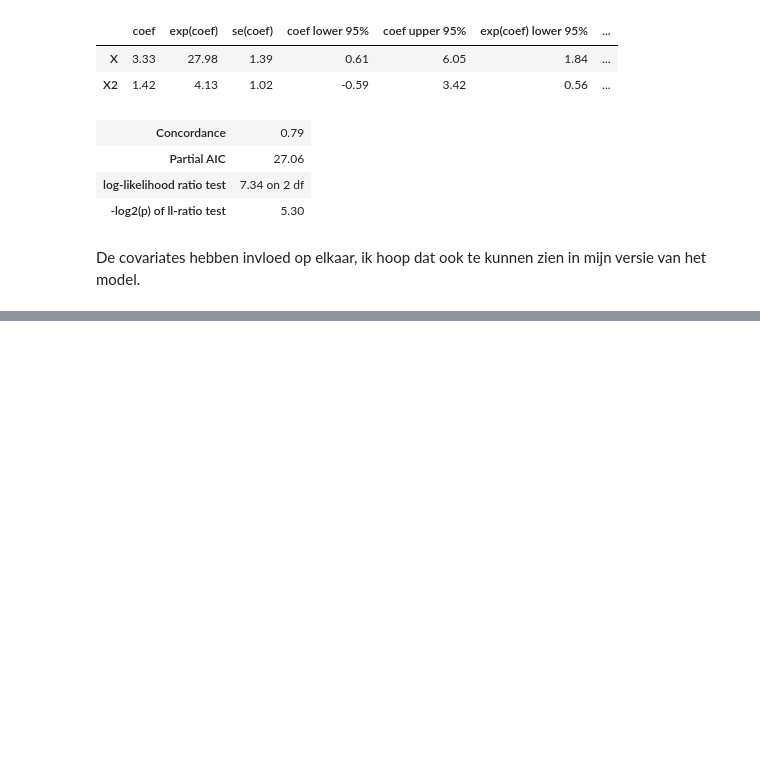
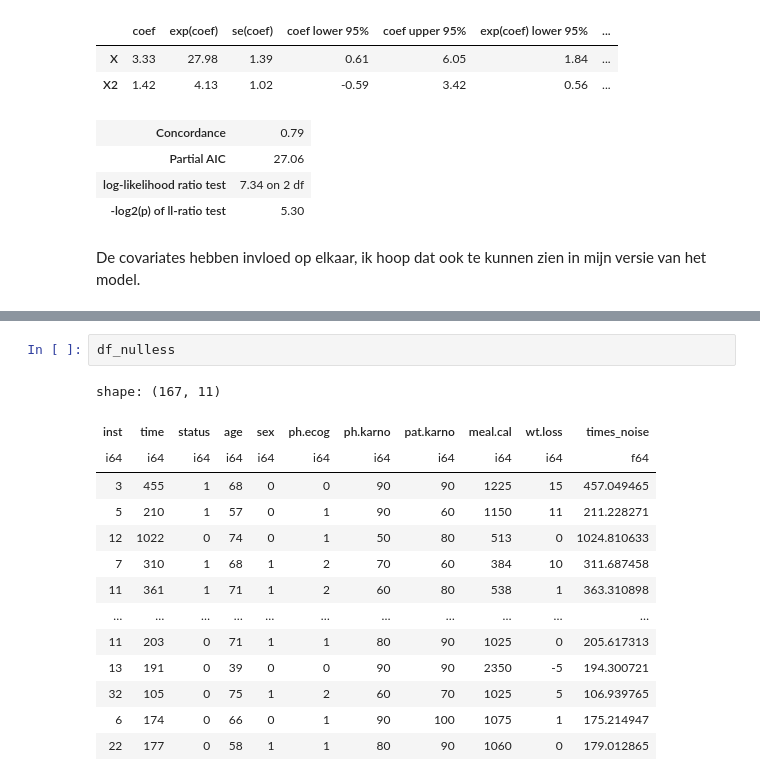
Before and after one commit to RamonReilman/cox_proportional_hazard, a Jupyter notebook: cox_proportional_hazard.ipynb, the cells around one changed output, grey strips where cells are left out. Drawn from its saved outputs; the diff is of its cells as text; blank space fills up the shorter version.

```diff
--- a/cox_proportional_hazard.ipynb
+++ b/cox_proportional_hazard.ipynb
@@ -875,0 +864,17 @@ for value in model.fit(df_nulless.drop("times_noise"), "time", "status"):
+# %%
+df_nulless
+# %% [output]
+shape: (167, 11)
+| inst | time | status | age | sex | ph.ecog | ph.karno | pat.karno | meal.cal | wt.loss | times_noise |
+| i64 | i64 | i64 | i64 | i64 | i64 | i64 | i64 | i64 | i64 | f64 |
+| 3 | 455 | 1 | 68 | 0 | 0 | 90 | 90 | 1225 | 15 | 457.049465 |
+| 5 | 210 | 1 | 57 | 0 | 1 | 90 | 60 | 1150 | 11 | 211.228271 |
+| 12 | 1022 | 0 | 74 | 0 | 1 | 50 | 80 | 513 | 0 | 1024.810633 |
+| 7 | 310 | 1 | 68 | 1 | 2 | 70 | 60 | 384 | 10 | 311.687458 |
+| 11 | 361 | 1 | 71 | 1 | 2 | 60 | 80 | 538 | 1 | 363.310898 |
+| … | … | … | … | … | … | … | … | … | … | … |
+| 11 | 203 | 0 | 71 | 1 | 1 | 80 | 90 | 1025 | 0 | 205.617313 |
+| 13 | 191 | 0 | 39 | 0 | 0 | 90 | 90 | 2350 | -5 | 194.300721 |
+| 32 | 105 | 0 | 75 | 1 | 2 | 60 | 70 | 1025 | 5 | 106.939765 |
+| 6 | 174 | 0 | 66 | 0 | 1 | 90 | 100 | 1075 | 1 | 175.214947 |
+| 22 | 177 | 0 | 58 | 1 | 1 | 80 | 90 | 1060 | 0 | 179.012865 |
```
Also changed, not shown: parts of 21 cells of this notebook, 1 other file.
